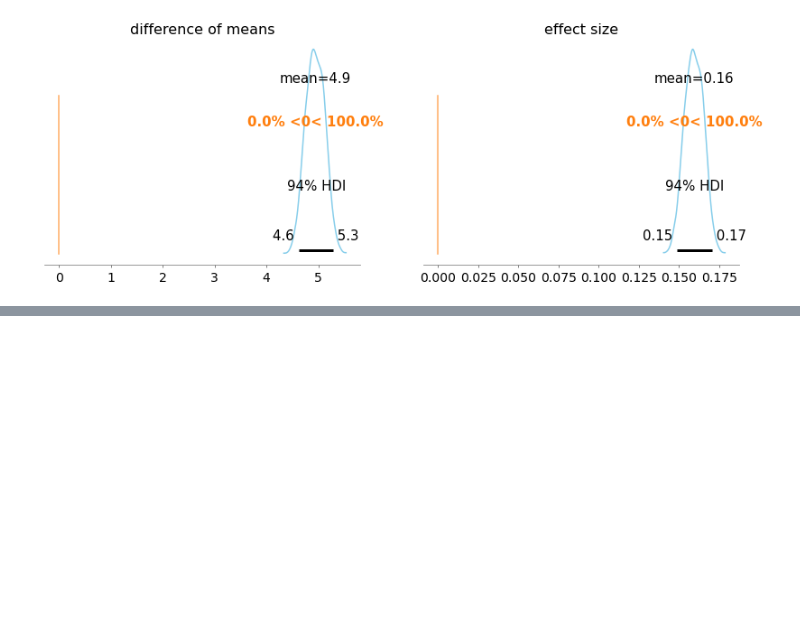
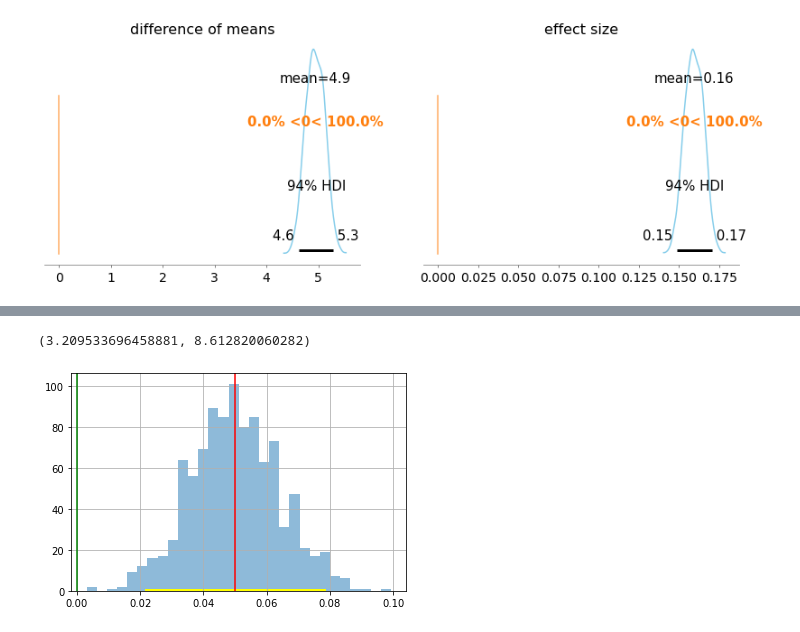
Before and after one commit to novayazarya/utils, a Jupyter notebook: t-test_bootstrap_permutation-test.ipynb, the cells around one changed output, grey strips where cells are left out. Drawn from its saved outputs; the diff is of its cells as text; code cells hidden in the pictures; blank space fills up the shorter version.

Commit message:
compare means

```diff
--- a/t-test_bootstrap_permutation-test.ipynb
+++ b/t-test_bootstrap_permutation-test.ipynb
@@ -240,0 +273,13 @@ with cpr_model:
+# %%
+import statsmodels.stats.api as sms
+
+cm = sms.CompareMeans(sms.DescrStatsW(data.loc[data['experiment_group'] == 'treatment', 'metric']),
+                      sms.DescrStatsW(data.loc[data['experiment_group'] == 'control', 'metric']))
+cm.tconfint_diff(usevar='unequal')
+# %% [output]
+(3.209533696458881, 8.612820060282)
+# %%
+pct_diff_means = generated_data.groupby(['iteration', 'experiment_group'])
+                                            .agg({'metric': 'mean'}) \
+                                            .unstack().droplevel(0, axis=1) \
+                                            .apply(lambda x: (x['treatment'] - x['control']) / x['control'], axis=1)
@@ -240,0 +288,8 @@ with cpr_model:
+# %%
+pd.Series(pct_diff_means).hist(bins=30, alpha=.5)
+left, right = np.percentile(pct_diff_means, 2.5), np.percentile(pct_diff_means, 97.5)
+plt.plot(np.array([left, right]), np.array([0, 0]), color='yellow', lw=4, zorder=1)
+plt.axvline(x=0, color='g')
+plt.axvline(x=.05, color='r');
+# %% [output]
+[figure, added]
```
Also changed, not shown: parts of 2 cells of this notebook.
